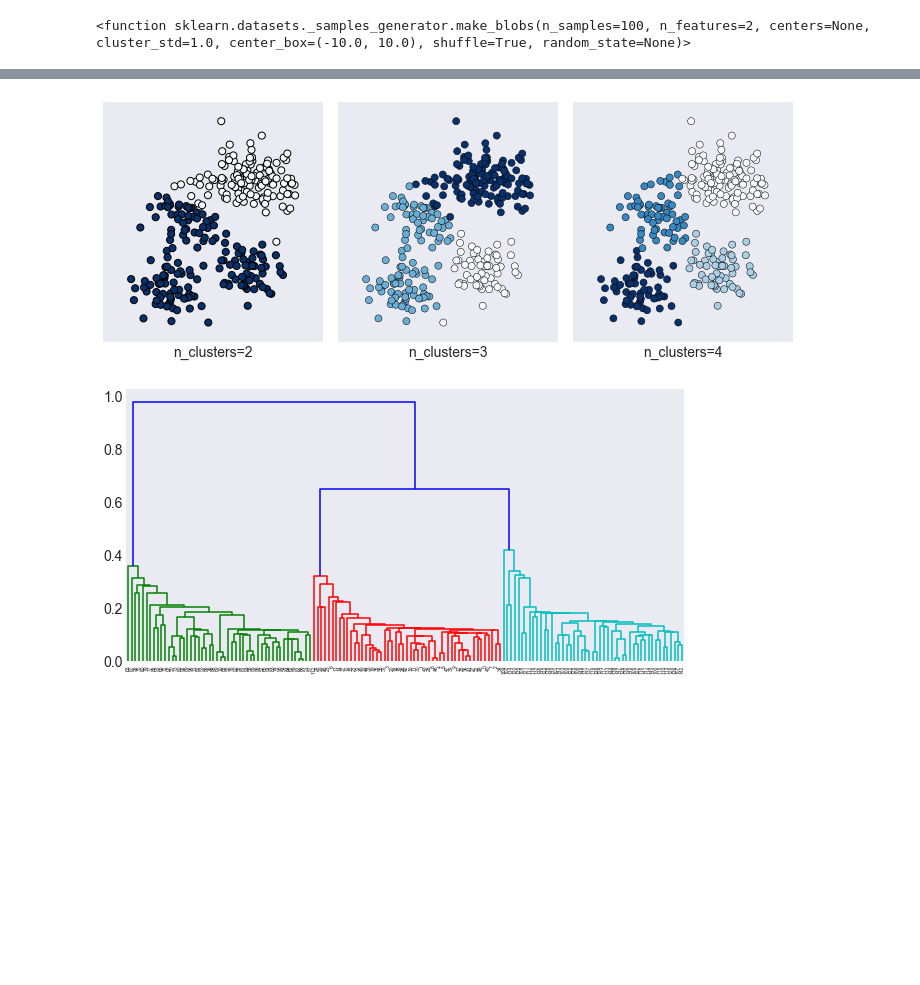
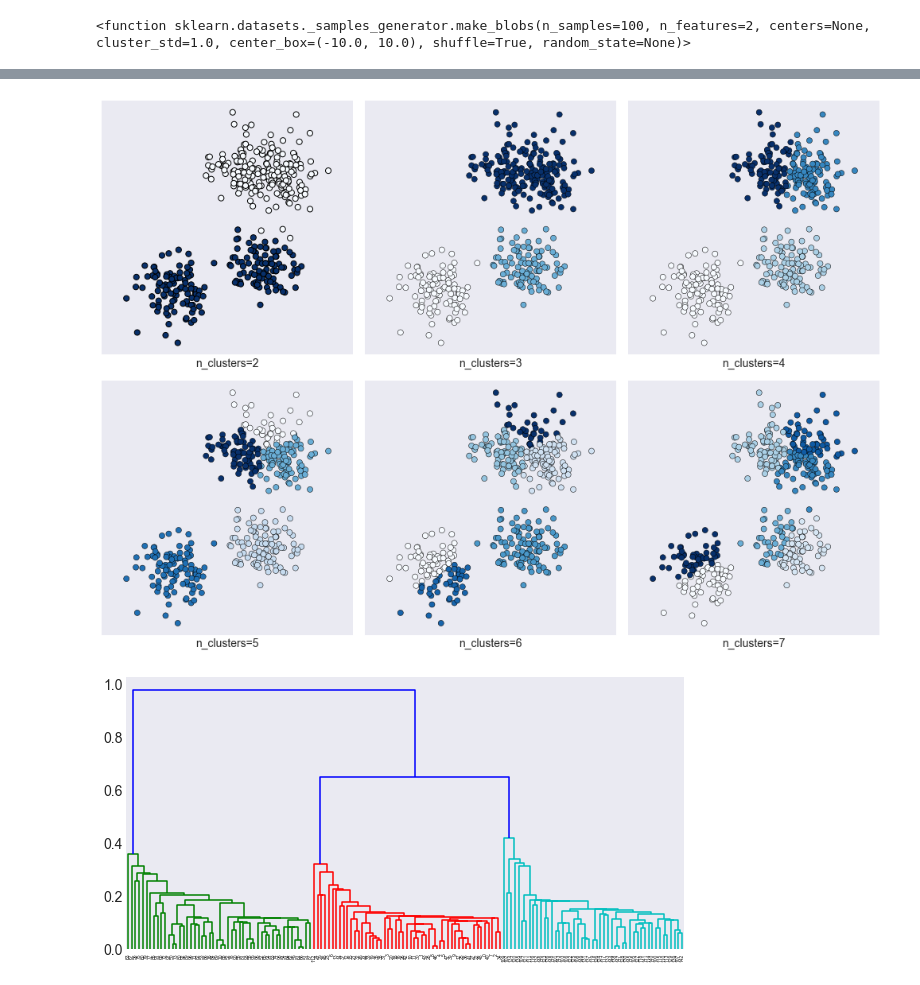
Before and after one commit to AsSerge/PY_gr2_Lessons, a Jupyter notebook: 012_11_03/Задание4.ipynb, the cells around one changed output, grey strips where cells are left out. Saved outputs shown, nothing was run; the diff lists cells and outputs as text; code cells hidden in the pictures; blank space fills up the shorter version.

```diff
--- a/012_11_03/Задание4.ipynb
+++ b/012_11_03/Задание4.ipynb
@@ -17,20 +24,23 @@ Populating the interactive namespace from numpy and matplotlib
 # %%
+# Генерация набора точек (кучек) с гауссовым распределением
 from sklearn.datasets import make_blobs
-seed = 100
-n_data = 300
-n_clusters = 5
-n_centers = 5
+seed = 100 # Разброс
+n_data = 400 # Количество точек
+n_clusters = 4 # Количество кластеров
+n_centers = 4 # Количество центров скопления точек
+
+# n_features = сколько столбцов или объектов будет иметь сгенерированные наборы данных
 
 blobs, blob_labels = make_blobs(n_samples=n_data, n_features=2,
                                 centers=n_centers, random_state=seed,
                                 cluster_std=2)
 
-
 blobs *= 0.75
 blobs += 1.1
 
-plt.figure(figsize=(4, 4))
-
+# Рисуем палитру
+plt.figure(figsize=(10, 10))
+# Рисуем зависимость
 plt.scatter(blobs[:, 0], blobs[:, 1], s=70,
             color='#000099',  linewidth=0.8)
 
@@ -40,6 +50,6 @@ plt.ylabel('признак 2')
 plt.grid(lw=2)
 plt.xlim([-10, 10])
 plt.ylim([-10, 10])
-#c=clusters_blob1
+# c=clusters_blob1
 # %% [output]
 (-10, 10)
@@ -188,46 +202,80 @@ plt.ylim([-10, 10])
 # %%
+# Выводим диаграммы зависимостей от количества кластеров
 import numpy as np
-
-
 import matplotlib.pyplot as plt
 
 clusters_blob1 = KMeans(n_clusters=2, random_state=1, init='random').fit_predict(blobs)
 clusters_blob2 = KMeans(n_clusters=3, random_state=2, init='random').fit_predict(blobs)
 clusters_blob3 = KMeans(n_clusters=4, random_state=3, init='random').fit_predict(blobs)
+clusters_blob4 = KMeans(n_clusters=5, random_state=4, init='random').fit_predict(blobs)
+clusters_blob5 = KMeans(n_clusters=6, random_state=5, init='random').fit_predict(blobs)
+clusters_blob6 = KMeans(n_clusters=7, random_state=6, init='random').fit_predict(blobs)
+
 # Generate data uniformly at random and run k-means
-#uniform = np.random.rand(n_data, 2)
-#clusters_uniform = KMeans(n_clusters=n_clusters, random_state=seed).fit_predict(uniform)
+# uniform = np.random.rand(n_data, 2)
+# clusters_uniform = KMeans(n_clusters=n_clusters, random_state=seed).fit_predict(uniform)
 
 
-figure = plt.figure(figsize=(10, 4))
+figure = plt.figure(figsize=(14, 10))
 
-plt.subplot(131)
+plt.subplot(231)
 plt.scatter(blobs[:, 0], blobs[:, 1], c=clusters_blob1, s=50, cmap='Blues', edgecolors='black', linewidth=1.0)
 # plt.title("k-mean (1)", fontsize=14)
-#plt.axis('off')
+# plt.axis('off')
 plt.axis('equal')
 plt.xticks([])
 plt.yticks([])
 plt.xlabel('n_clusters=2')
-plt.subplot(132)
+
+plt.subplot(232)
 plt.scatter(blobs[:, 0], blobs[:, 1], c=clusters_blob2, s=50, cmap='Blues', edgecolors='black', linewidth=0.5)
 # plt.title("k-mean (2)", fontsize=14)
 #plt.axis('off')
 plt.axis('equal')
 plt.xticks([])
 plt.yticks([])
 plt.xlabel('n_clusters=3')
-plt.subplot(133)
+
+plt.subplot(233)
 plt.scatter(blobs[:, 0], blobs[:, 1], c=clusters_blob3, s=50, cmap='Blues', edgecolors='black', linewidth=0.5)
 # plt.title("k-mean (2)", fontsize=14)
 #plt.axis('off')
 plt.axis('equal')
 plt.xticks([])
 plt.yticks([])
 plt.xlabel('n_clusters=4')
+
+plt.subplot(234)
+plt.scatter(blobs[:, 0], blobs[:, 1], c=clusters_blob4, s=50, cmap='Blues', edgecolors='black', linewidth=0.5)
+# plt.title("k-mean (2)", fontsize=14)
+#plt.axis('off')
+plt.axis('equal')
+plt.xticks([])
+plt.yticks([])
+plt.xlabel('n_clusters=5')
+
+plt.subplot(235)
+plt.scatter(blobs[:, 0], blobs[:, 1], c=clusters_blob5, s=50, cmap='Blues', edgecolors='black', linewidth=0.5)
+# plt.title("k-mean (2)", fontsize=14)
+#plt.axis('off')
+plt.axis('equal')
+plt.xticks([])
+plt.yticks([])
+plt.xlabel('n_clusters=6')
+
+plt.subplot(236)
+plt.scatter(blobs[:, 0], blobs[:, 1], c=clusters_blob6, s=50, cmap='Blues', edgecolors='black', linewidth=0.5)
+# plt.title("k-mean (2)", fontsize=14)
+#plt.axis('off')
+plt.axis('equal')
+plt.xticks([])
+plt.yticks([])
+plt.xlabel('n_clusters=7')
+
+
 plt.tight_layout()
 # %% [output]
-[figure, old version]
+[figure, new version]
 # %%
 from scipy.cluster import hierarchy
 from scipy.spatial.distance import pdist
```
Also changed, not shown: parts of 12 cells of this notebook, 2 other files.
